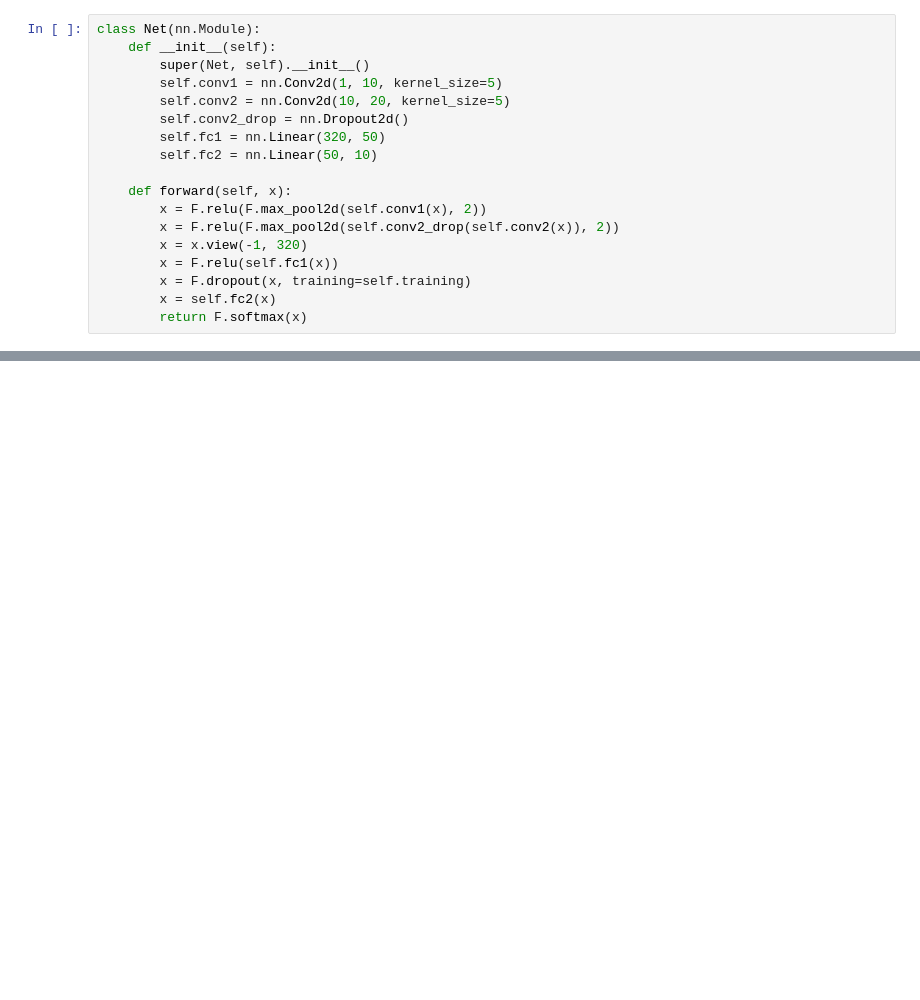
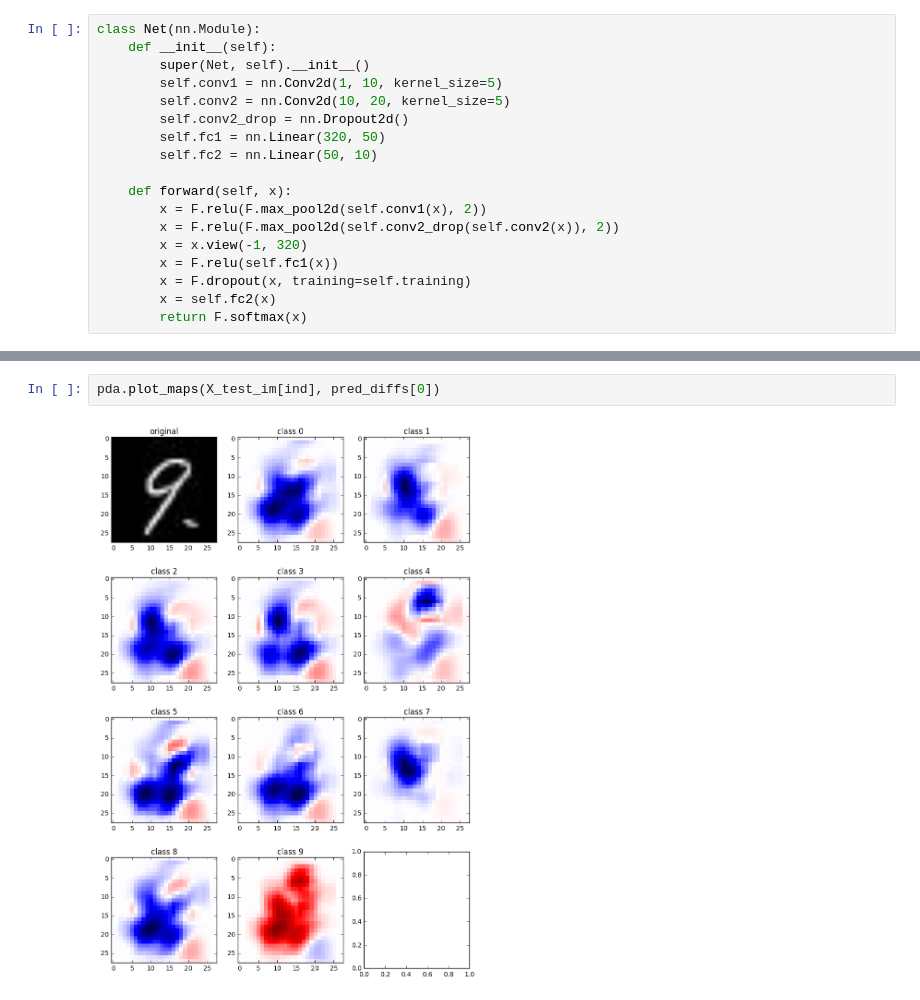
Before and after one commit to kyza1994/PredDIffAnalysis, a Jupyter notebook: experiments.ipynb, the cells around one changed output, grey strips where cells are left out. Saved outputs shown, nothing was run; the diff lists cells and outputs as text; blank space fills up the shorter version.

```diff
--- a/experiments.ipynb
+++ b/experiments.ipynb
@@ -238,0 +93,4 @@ plt.plot(x, f(x))
+# %%
+pda.plot_maps(X_test_im[ind], pred_diffs[0])
+# %% [output]
+[figure, added]
```
Also changed, not shown: parts of 17 cells of this notebook.
